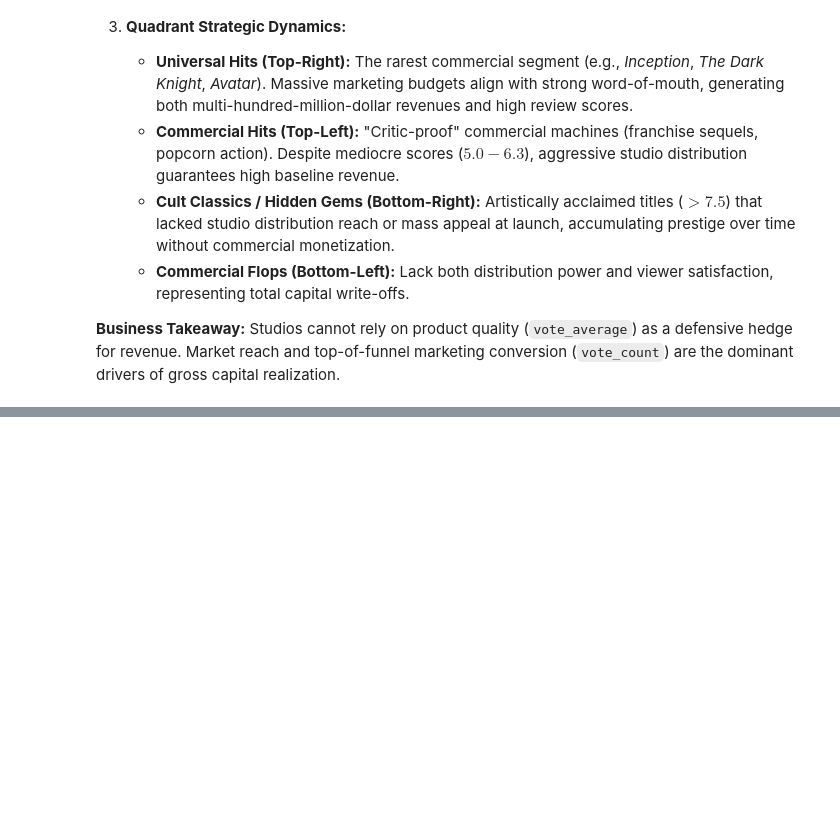
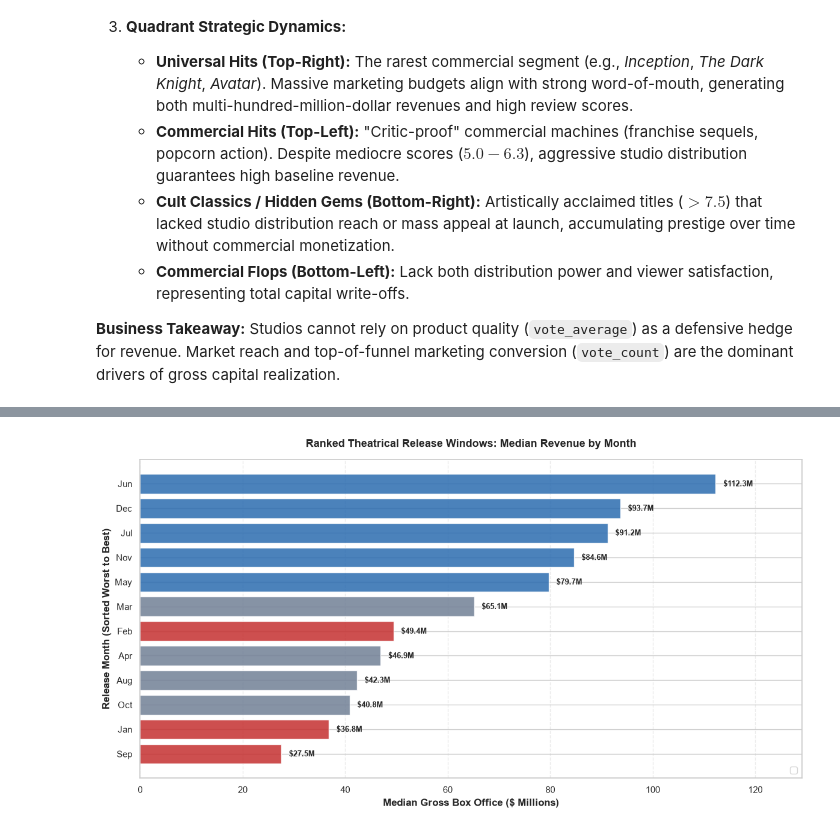
Before and after one commit to ellseyy/movie-economics-eda, a Jupyter notebook: notebooks/02_eda_hypotheses.ipynb, the cells around one changed output, grey strips where cells are left out. Cells and saved outputs as stored; diff of their text form; code cells hidden in the pictures; blank space fills up the shorter version.

Commit message:
feat: validate hypothesis 4 on seasonality, dump months, and release windows

```diff
--- a/notebooks/02_eda_hypotheses.ipynb
+++ b/notebooks/02_eda_hypotheses.ipynb
@@ -314,0 +556,20 @@ Studios cannot rely on product quality (`vote_average`) as a defensive hedge for
+# %%
+# Extract calendar month and month abbreviation
+df['release_month_num'] = df['release_date'].dt.month
+df['release_month'] = df['release_date'].dt.strftime('%b')
+
+# Establish strict chronological month ordering
+month_order = ['Jan', 'Feb', 'Mar', 'Apr', 'May', 'Jun', 'Jul', 'Aug', 'Sep', 'Oct', 'Nov', 'Dec']
+df['release_month'] = pd.Categorical(df['release_month'], categories=month_order, ordered=True)
+
+# Aggregate financial performance metrics across months
+monthly_summary = df.groupby('release_month', observed=False).agg(
+    movie_count=('id', 'count'),
+    median_budget=('budget', 'median'),
+    median_revenue=('revenue', 'median'),
+    median_profit=('net_profit', 'median'),
+    median_roi=('roi_multiplier', 'median'),
+    win_rate=('is_profitable', lambda x: x.mean() * 100)
+).reset_index()
+
+monthly_summary
@@ -314,0 +668,40 @@ Studios cannot rely on product quality (`vote_average`) as a defensive hedge for
+# %%
+plt.figure(figsize=(12, 6.5))
+
+# Sort values descending for chart representation
+sorted_df = monthly_summary.sort_values(by='median_revenue', ascending=True).reset_index(drop=True)
+
+# Highlight: Top 3 months green, Bottom 3 months red, Others gray
+bar_colors = []
+for m in sorted_df['release_month']:
+    if m in ['Jun', 'May', 'Jul', 'Dec', 'Nov']:
+        bar_colors.append('#2B6CB0')  # Prime theatrical windows
+    elif m in ['Jan', 'Sep', 'Feb']:
+        bar_colors.append('#C53030')  # Traditional dump months
+    else:
+        bar_colors.append('#718096')  # Mid-tier months
+
+bars = plt.barh(
+    sorted_df['release_month'],
+    sorted_df['median_revenue'] / 1e6,
+    color=bar_colors,
+    alpha=0.85
+)
+
+
+# Add revenue annotations on bars
+for bar in bars:
+    w = bar.get_width()
+    plt.text(w + 1.5, bar.get_y() + bar.get_height() / 2, f"${w:.1f}M", va='center', fontsize=9, weight='bold')
+
+plt.title('Ranked Theatrical Release Windows: Median Revenue by Month', fontsize=13, weight='bold', pad=15)
+plt.xlabel('Median Gross Box Office ($ Millions)', weight='bold')
+plt.ylabel('Release Month (Sorted Worst to Best)', weight='bold')
+plt.xlim(0, sorted_df['median_revenue'].max() / 1e6 * 1.15)
+plt.grid(True, linestyle='--', alpha=0.4, axis='x')
+plt.legend(loc='lower right')
+
+plt.tight_layout()
+plt.show()
+# %% [output]
+[figure, added]
```
Also changed, not shown: parts of 13 cells of this notebook.
